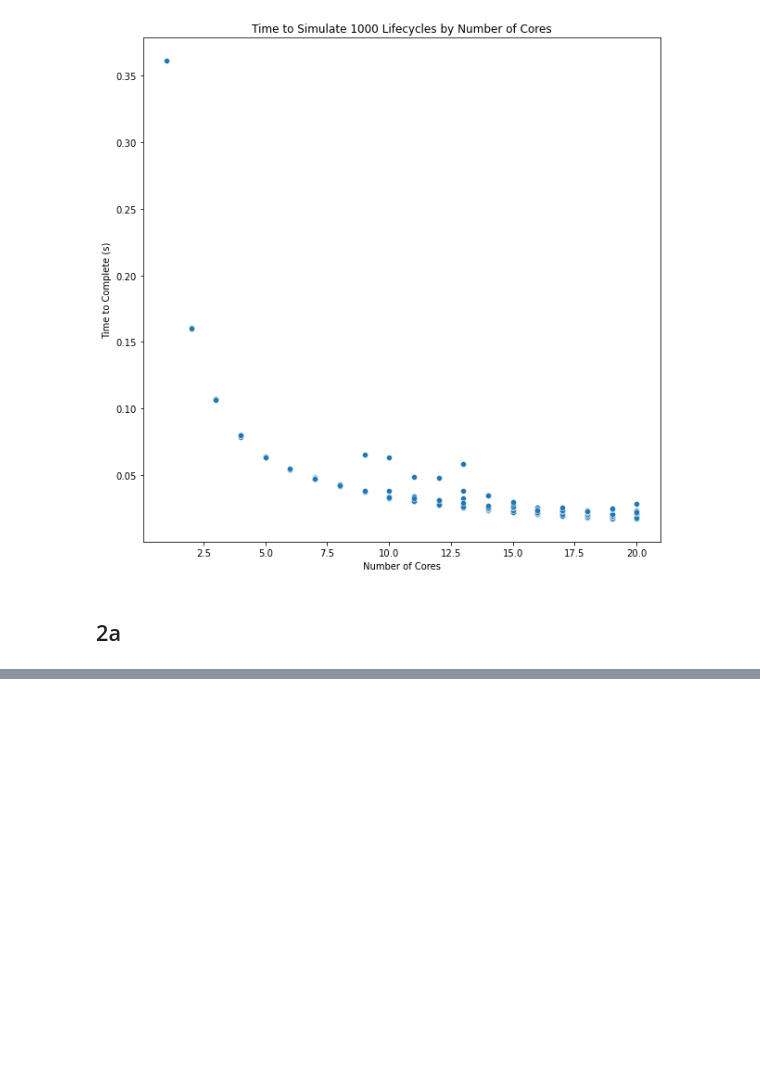
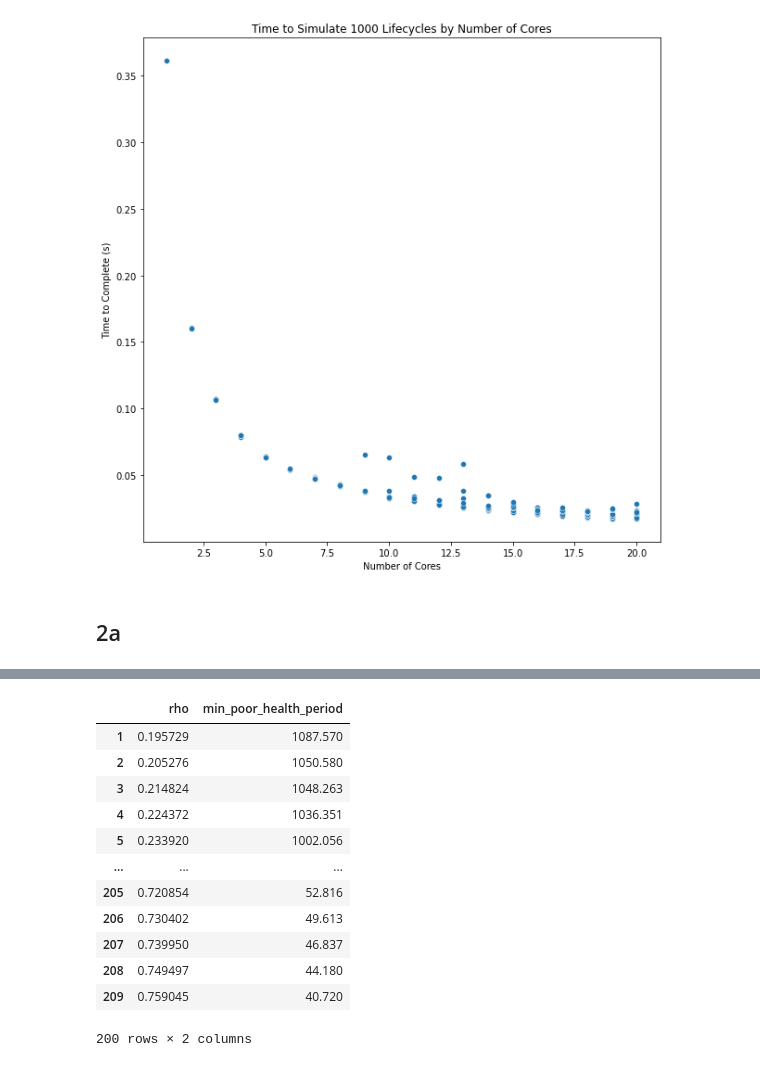
Before and after one commit to natalie-ayers/assignment-1-large-scale, a Jupyter notebook: assignment_1_assoc_tasks.ipynb, the cells around one changed output, grey strips where cells are left out. Cells and saved outputs as stored; diff of their text form; code cells hidden in the pictures; blank space fills up the shorter version.

```diff
--- a/assignment_1_assoc_tasks.ipynb
+++ b/assignment_1_assoc_tasks.ipynb
@@ -31,0 +87,16 @@ rho_sims = pd.read_csv('mpi_rho_tests_numbacc.out', sep=' ', names=['rank','size
+# %%
+rho_poor_health_min_times
+# %% [output]
+|  | rho | min_poor_health_period |
+| 1 | 0.195729 | 1087.570 |
+| 2 | 0.205276 | 1050.580 |
+| 3 | 0.214824 | 1048.263 |
+| 4 | 0.224372 | 1036.351 |
+| 5 | 0.233920 | 1002.056 |
+| ... | ... | ... |
+| 205 | 0.720854 | 52.816 |
+| 206 | 0.730402 | 49.613 |
+| 207 | 0.739950 | 46.837 |
+| 208 | 0.749497 | 44.180 |
+| 209 | 0.759045 | 40.720 |
+200 rows × 2 columns
```
Also changed, not shown: parts of 9 cells of this notebook, 4 other files.
